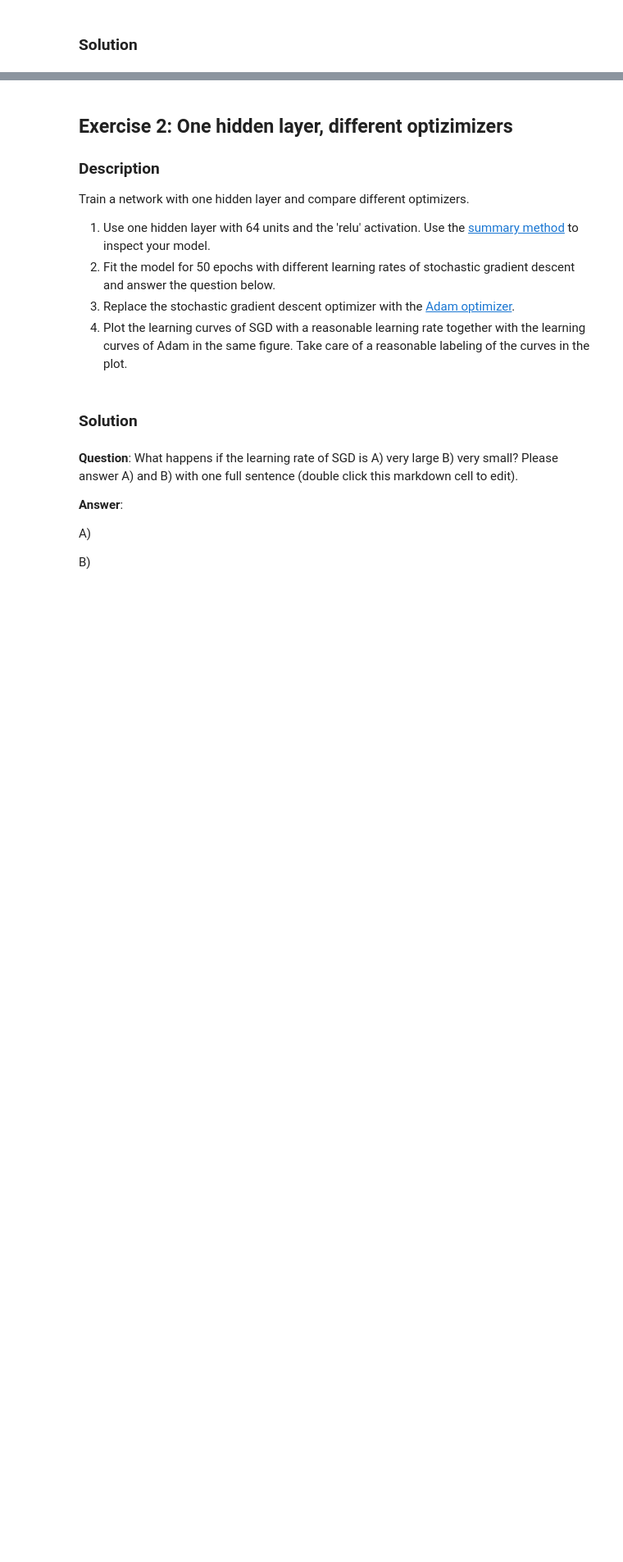
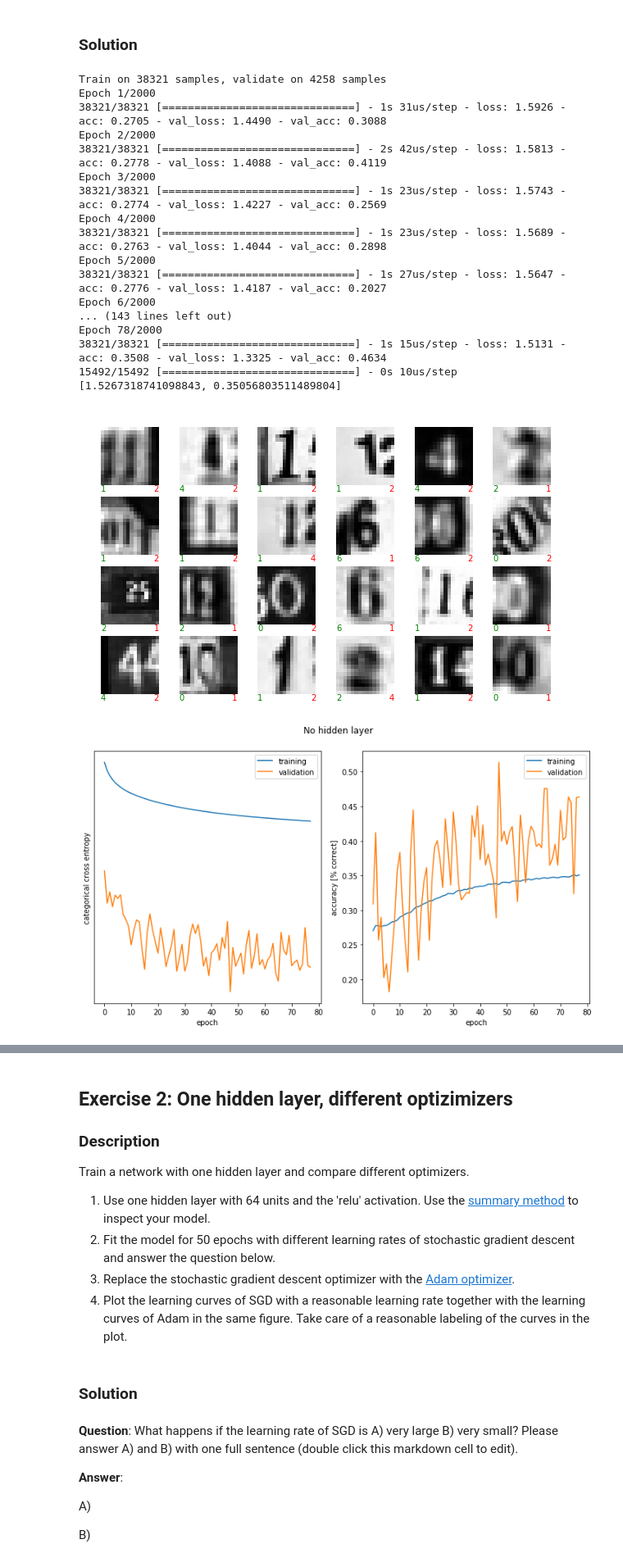
Before and after one commit to adrian-valente/ANN_project1, a Jupyter notebook: miniproject1.ipynb, the cells around one changed output, grey strips where cells are left out. Shown: that part at 82% size. Saved outputs shown, nothing was run; the diff lists cells and outputs as text; code cells hidden in the pictures; blank space fills up the shorter version.

```diff
--- a/miniproject1.ipynb
+++ b/miniproject1.ipynb
@@ -205,3 +209,40 @@ Hints:
 * Have a look at the keras [examples](https://github.com/keras-team/keras/tree/master/examples), e.g. [mnist_mlp](https://github.com/keras-team/keras/blob/master/examples/mnist_mlp.py).
 # %% [markdown]
 ### Solution
+# %%
+from keras.callbacks import EarlyStopping
+
+model = Sequential()
+model.add(Dense(5, activation='softmax', input_shape=(256,)))
+model.compile(loss='categorical_crossentropy',
+              optimizer='sgd',
+              metrics=['accuracy'])
+es = EarlyStopping(monitor='val_loss', patience=30)
+history = model.fit(x_train, y_train,
+          batch_size=128, epochs=2000, callbacks=[es], validation_split=0.1,  verbose=1)
+score = model.evaluate(x_test, y_test)
+print(score)
+plot_history(history, "No hidden layer")
+yhat_test = model.predict(x_test)
+error_indices = np.where(np.argmax(y_test, axis=1) != np.argmax(yhat_test, axis=1))[0]
+plot_some_samples(x_test, y_test, yhat_test, error_indices, label_mapping=subset_of_classes)
+# %% [output]
+Train on 38321 samples, validate on 4258 samples
+Epoch 1/2000
+38321/38321 [==============================] - 1s 31us/step - loss: 1.5926 - acc: 0.2705 - val_loss: 1.4490 - val_acc: 0.3088
+Epoch 2/2000
+38321/38321 [==============================] - 2s 42us/step - loss: 1.5813 - acc: 0.2778 - val_loss: 1.4088 - val_acc: 0.4119
+Epoch 3/2000
+38321/38321 [==============================] - 1s 23us/step - loss: 1.5743 - acc: 0.2774 - val_loss: 1.4227 - val_acc: 0.2569
+Epoch 4/2000
+38321/38321 [==============================] - 1s 23us/step - loss: 1.5689 - acc: 0.2763 - val_loss: 1.4044 - val_acc: 0.2898
+Epoch 5/2000
+38321/38321 [==============================] - 1s 27us/step - loss: 1.5647 - acc: 0.2776 - val_loss: 1.4187 - val_acc: 0.2027
+Epoch 6/2000
+... (143 lines left out)
+Epoch 78/2000
+38321/38321 [==============================] - 1s 15us/step - loss: 1.5131 - acc: 0.3508 - val_loss: 1.3325 - val_acc: 0.4634
+15492/15492 [==============================] - 0s 10us/step
+[1.5267318741098843, 0.35056803511489804]
+[figure, added]
+[figure, added]
```
Also changed, not shown: parts of 4 cells of this notebook.
